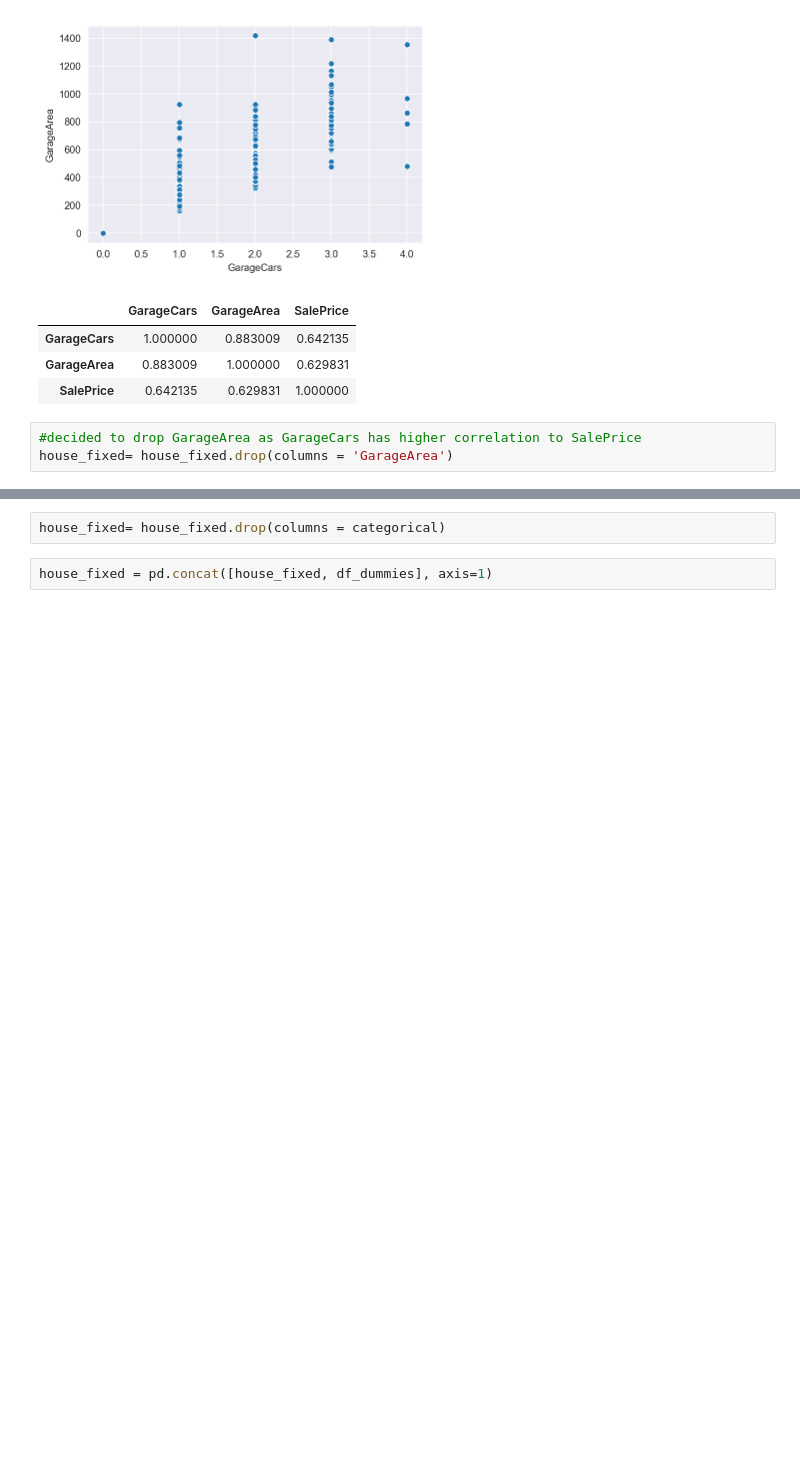
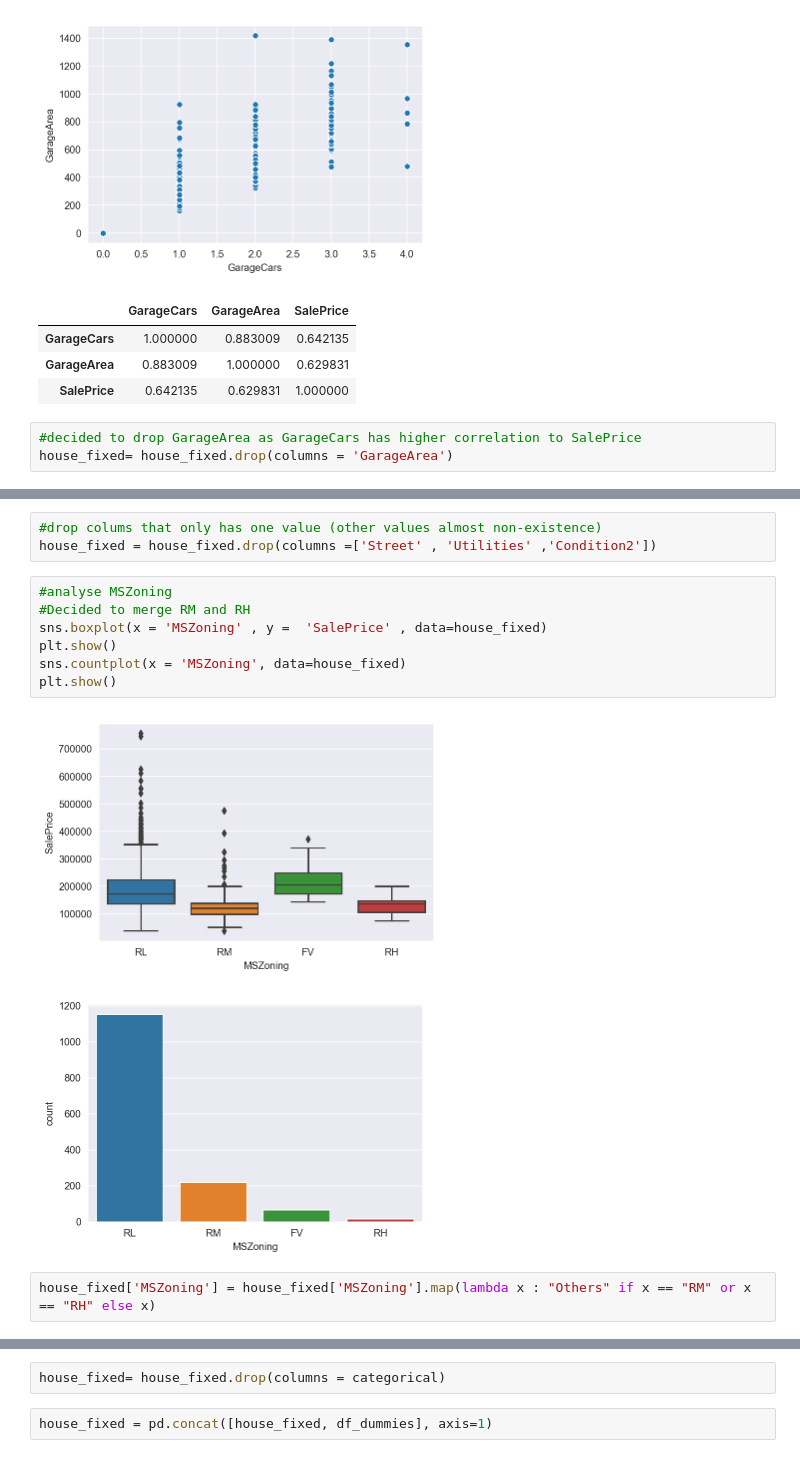
Before and after one commit to Zheheng/Project-Submission, a Jupyter notebook: project-3/project-03-starter-latest.ipynb, the cells around one changed output, grey strips where cells are left out. Drawn from its saved outputs; the diff is of its cells as text; blank space fills up the shorter version.

```diff
--- a/project-3/project-03-starter-latest.ipynb
+++ b/project-3/project-03-starter-latest.ipynb
@@ -297,0 +323,15 @@ house_fixed= house_fixed.drop(columns = 'GarageArea')
+# %%
+#drop colums that only has one value (other values almost non-existence)
+house_fixed = house_fixed.drop(columns =['Street' , 'Utilities' ,'Condition2'])
+# %%
+#analyse MSZoning
+#Decided to merge RM and RH
+sns.boxplot(x = 'MSZoning' , y =  'SalePrice' , data=house_fixed)
+plt.show()
+sns.countplot(x = 'MSZoning', data=house_fixed)
+plt.show()
+# %% [output]
+[figure, added]
+[figure, added]
+# %%
+house_fixed['MSZoning'] = house_fixed['MSZoning'].map(lambda x : "Others" if x == "RM" or x == "RH" else x)
```
Also changed, not shown: parts of 93 cells of this notebook, 2 other files.
